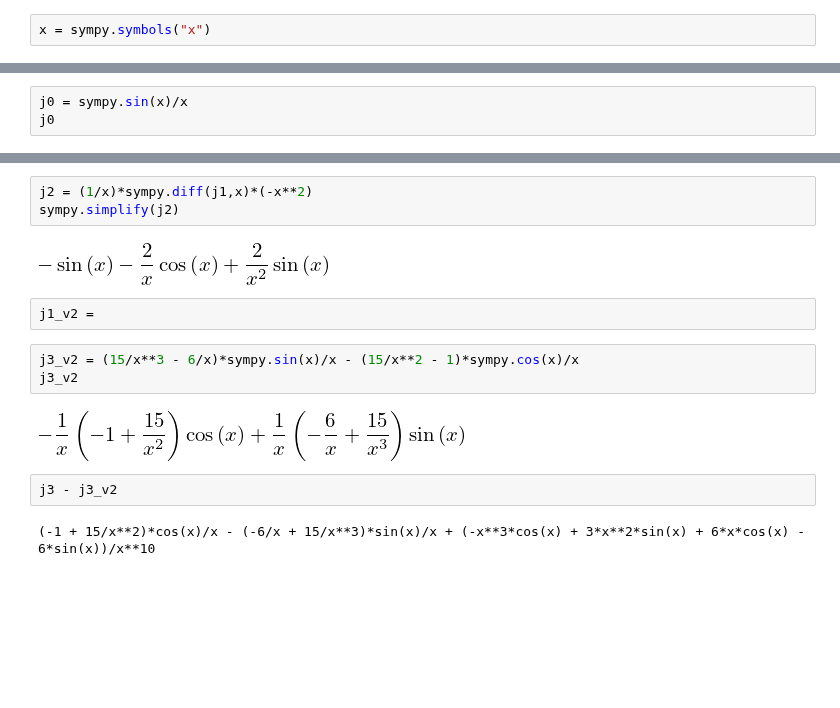
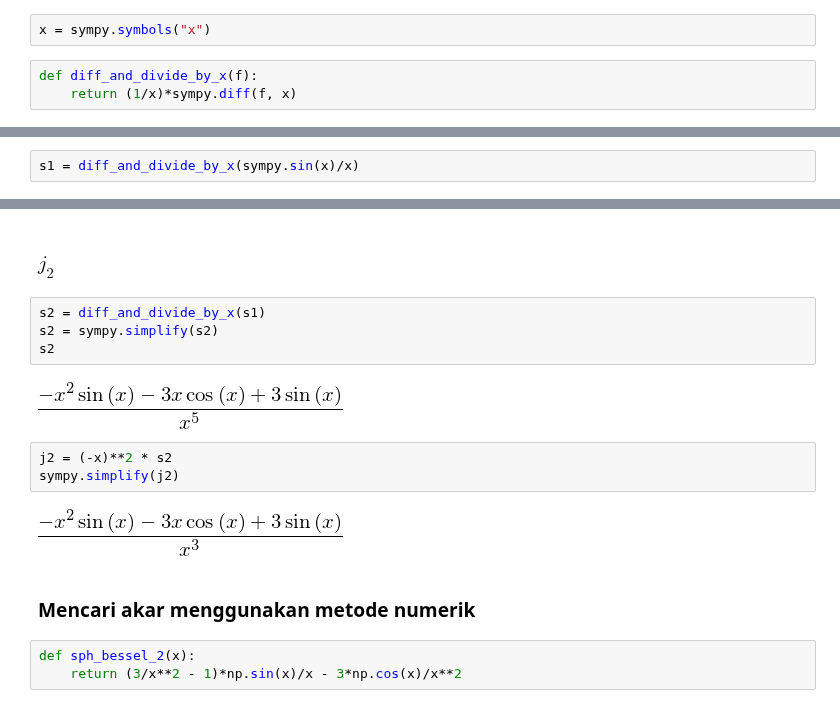
Before and after one commit to f-fathurrahman/ffr-MetodeNumerik, a Jupyter notebook: NOTEBOOKS/NOTES_AkarPersamaan.ipynb, the cells around one changed output, grey strips where cells are left out. Saved outputs shown, nothing was run; the diff lists cells and outputs as text; blank space fills up the shorter version.

Commit message:
Fungsi Bessel spherical

```diff
--- a/NOTEBOOKS/NOTES_AkarPersamaan.ipynb
+++ b/NOTEBOOKS/NOTES_AkarPersamaan.ipynb
@@ -871,3 +871,6 @@ import sympy
 sympy.init_printing(use_latex=True)
 # %%
 x = sympy.symbols("x")
+# %%
+def diff_and_divide_by_x(f):
+    return (1/x)*sympy.diff(f, x)
@@ -874,3 +879,2 @@ x = sympy.symbols("x")
 # %%
-j0 = sympy.sin(x)/x
-j0
+s1 = diff_and_divide_by_x(sympy.sin(x)/x)
@@ -884,16 +886,18 @@ j1
+# %% [markdown]
+### $j_{2}$
+# %%
+s2 = diff_and_divide_by_x(s1)
+s2 = sympy.simplify(s2)
+s2
+# %% [output]
+[figure, added]
 # %%
-j2 = (1/x)*sympy.diff(j1,x)*(-x**2)
+j2 = (-x)**2 * s2
 sympy.simplify(j2)
 # %% [output]
-[figure, old version]
+[figure, new version]
-# %%
-j1_v2 =
+# %% [markdown]
+### Mencari akar menggunakan metode numerik
 # %%
-j3_v2 = (15/x**3 - 6/x)*sympy.sin(x)/x - (15/x**2 - 1)*sympy.cos(x)/x
-j3_v2
+def sph_bessel_2(x):
+    return (3/x**2 - 1)*np.sin(x)/x - 3*np.cos(x)/x**2
-# %% [output]
-[figure, removed]
-# %%
-j3 - j3_v2
-# %% [output]
-(-1 + 15/x**2)*cos(x)/x - (-6/x + 15/x**3)*sin(x)/x + (-x**3*cos(x) + 3*x**2*sin(x) + 6*x*cos(x) - 6*sin(x))/x**10
```
Also changed, not shown: parts of 21 cells of this notebook.
